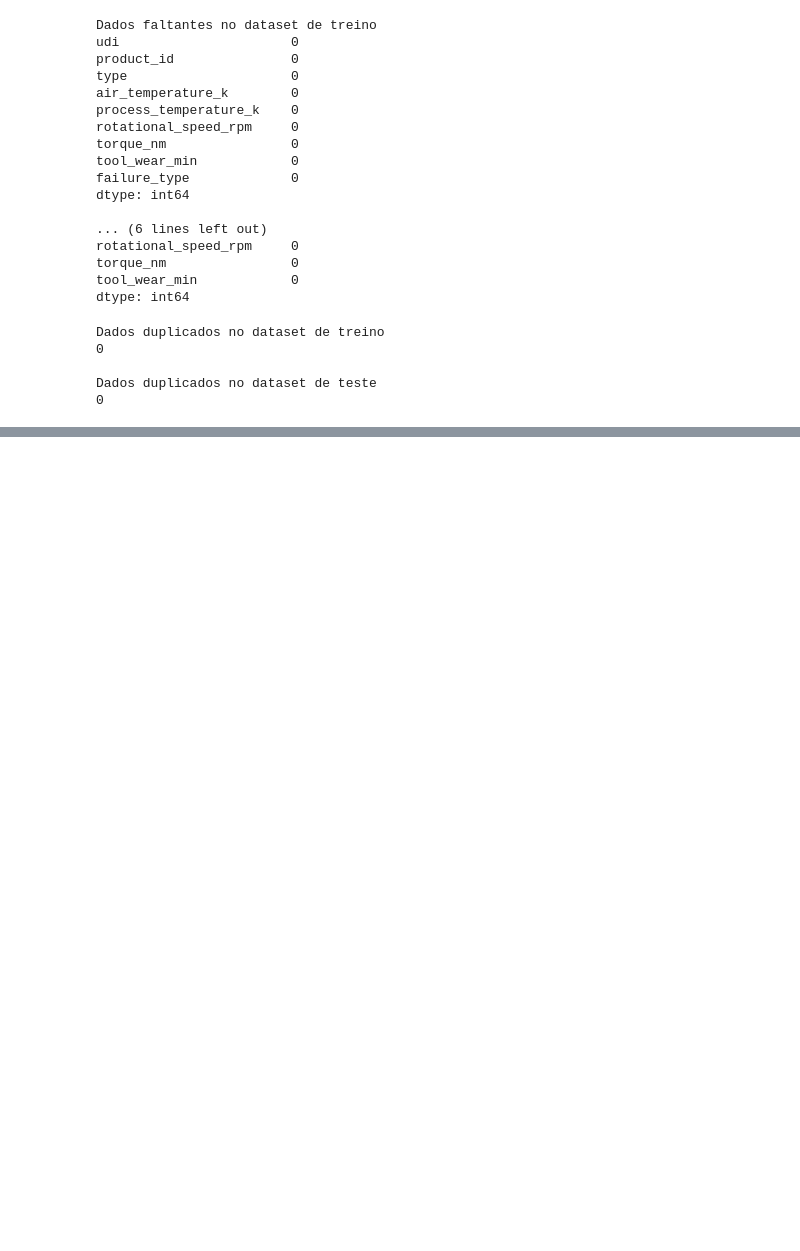
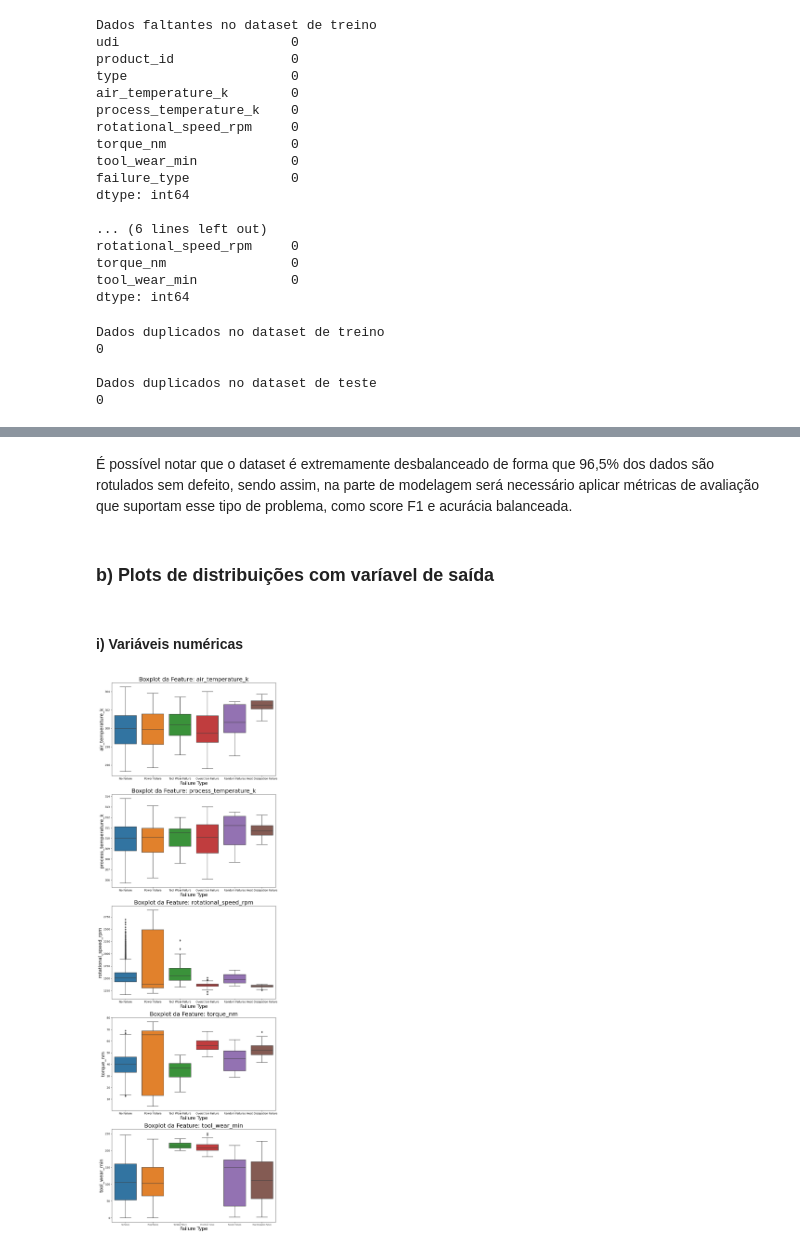
Before and after one commit to VictorBauler/indicium-data_science, a Jupyter notebook: indicium_data_science/notebook.ipynb, the cells around one changed output, grey strips where cells are left out. Saved outputs shown, nothing was run; the diff lists cells and outputs as text; code cells hidden in the pictures; blank space fills up the shorter version.

Commit message:
model v1

```diff
--- a/indicium_data_science/notebook.ipynb
+++ b/indicium_data_science/notebook.ipynb
@@ -71,0 +127,20 @@ Esta etapa é responsável
+# %% [markdown]
+É possível notar que o dataset é extremamente desbalanceado de forma que 96,5% dos dados são rotulados sem defeito, sendo assim, na parte de modelagem será necessário aplicar métricas de avaliação que suportam esse tipo de problema, como score F1 e acurácia balanceada.
+# %% [markdown]
+### b) Plots de distribuições com varíavel de saída
+# %% [markdown]
+#### i) Variáveis numéricas
+# %%
+fig, axes = plt.subplots(nrows=5, ncols=1, figsize=(10, 30))
+
+for i, column in enumerate(numerical_features):
+    ax = sns.boxplot(data=df_train, y=column, x='failure_type', ax=axes[i])
+    ax.set_title(f'Boxplot da Feature: {column}', fontsize=22)
+    ax.set_ylabel(column, fontsize=18)
+    ax.set_xlabel('Failure Type', fontsize=18)
+    plt.xticks(fontsize=6)
+
+plt.tight_layout()
+plt.show()
+# %% [output]
+[figure, added]
```
Also changed, not shown: parts of 24 cells of this notebook, 2 other files.
